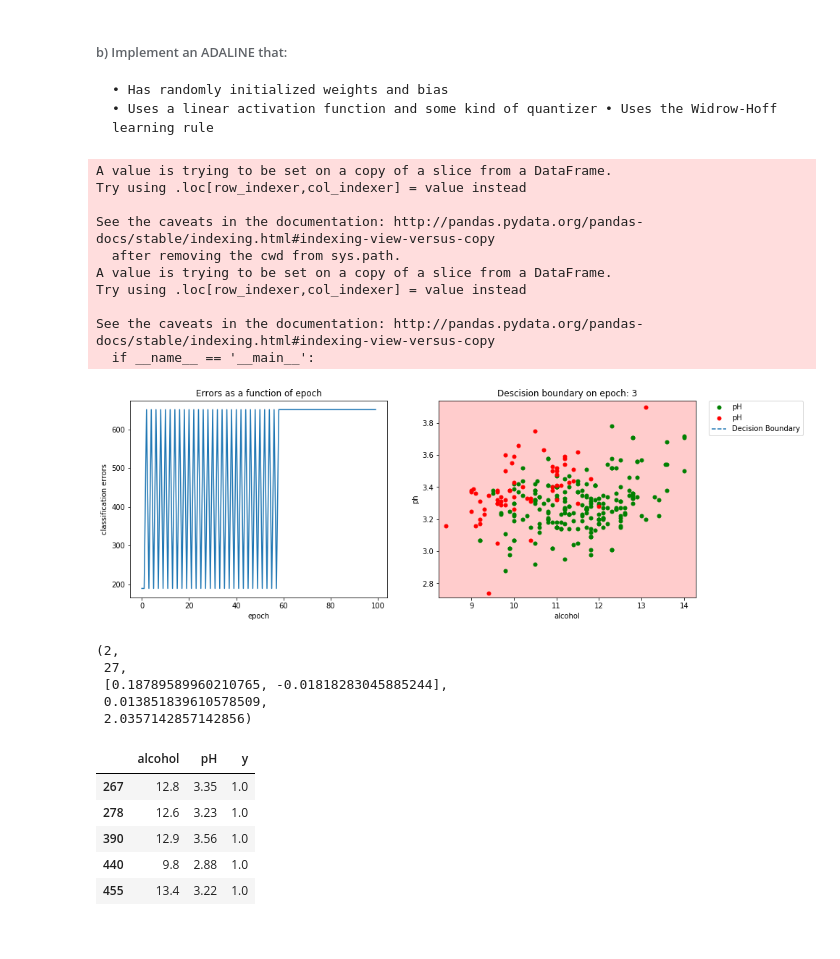
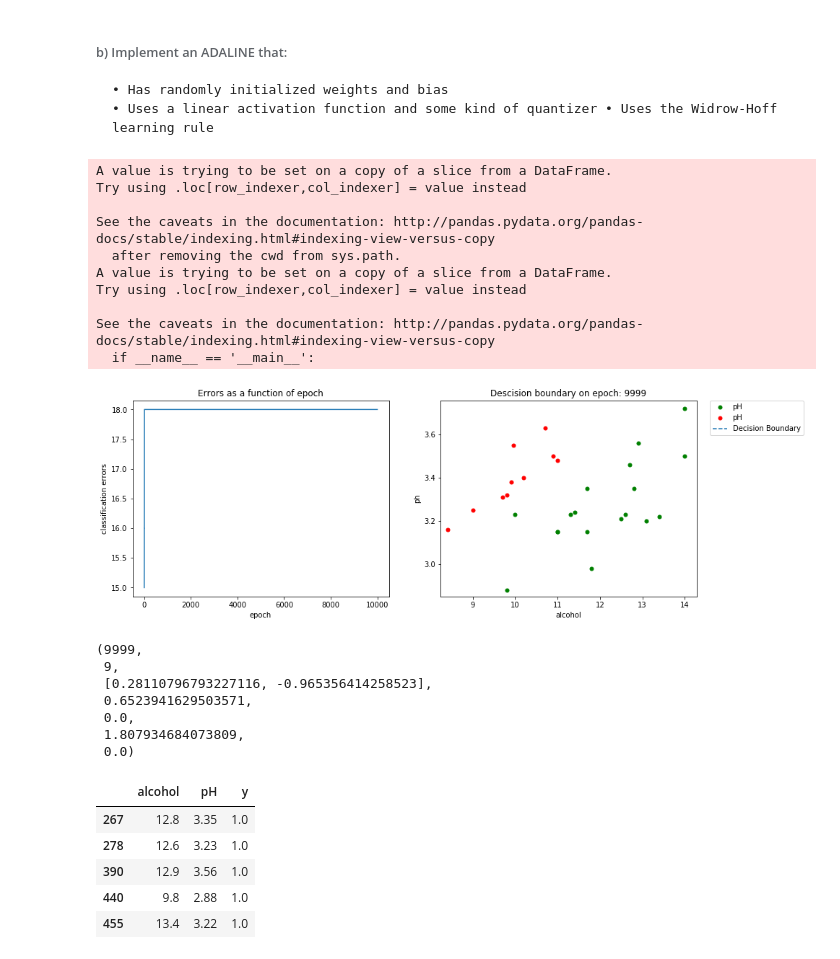
Before and after one commit to VoronaMV/ft_sommilier, a Jupyter notebook: ft_sommilier.ipynb, the cells around one changed output. Saved outputs shown, nothing was run; the diff lists cells and outputs as text; code cells hidden in the pictures.

```diff
--- a/ft_sommilier.ipynb
+++ b/ft_sommilier.ipynb
@@ -429,33 +383,35 @@ class PerseptronAdaline:
 # %%
 random.seed(3)
 
-dataset = red_wine_data[(red_wine_data['quality'] >=7) | (red_wine_data['quality'] <= 4)]
-dataset['y'] = dataset.apply(lambda data: 1.0 if data['quality'] >= 7 else 0.0, axis=1)
+dataset = red_wine_data[(red_wine_data['quality'] >=8) | (red_wine_data['quality'] <= 3)]
+dataset['y'] = dataset.apply(lambda data: 1.0 if data['quality'] >= 8 else 0.0, axis=1)
 dataset = dataset[['alcohol', 'pH', 'y']]
 
-p = PerseptronAdaline(0.05, 100, dataset)
+p = PerseptronAdaline(0.5, 10000, dataset)
 result_data = p.train_perceptron()
-plot_perfomance(result_data, red_wine_data, 7, 4, epoch=3)
+plot_perfomance(result_data, red_wine_data, 8, 3, epoch=-1)
 # %% [output]
 A value is trying to be set on a copy of a slice from a DataFrame.
 Try using .loc[row_indexer,col_indexer] = value instead
 
 See the caveats in the documentation: http://pandas.pydata.org/pandas-docs/stable/indexing.html#indexing-view-versus-copy
   after removing the cwd from sys.path.
 A value is trying to be set on a copy of a slice from a DataFrame.
 Try using .loc[row_indexer,col_indexer] = value instead
 
 See the caveats in the documentation: http://pandas.pydata.org/pandas-docs/stable/indexing.html#indexing-view-versus-copy
   if __name__ == '__main__':
-[figure, old version]
+[figure, new version]
 # %%
-result_data[2]
+result_data[-1]
 # %% [output]
-(2,
- 27,
- [0.18789589960210765, -0.01818283045885244],
- 0.013851839610578509,
- 2.0357142857142856)
+(9999,
+ 9,
+ [0.28110796793227116, -0.965356414258523],
+ 0.6523941629503571,
+ 0.0,
+ 1.807934684073809,
+ 0.0)
 # %%
 dataset.head()
 # %% [output]
```
Also changed, not shown: parts of 2 cells of this notebook.
